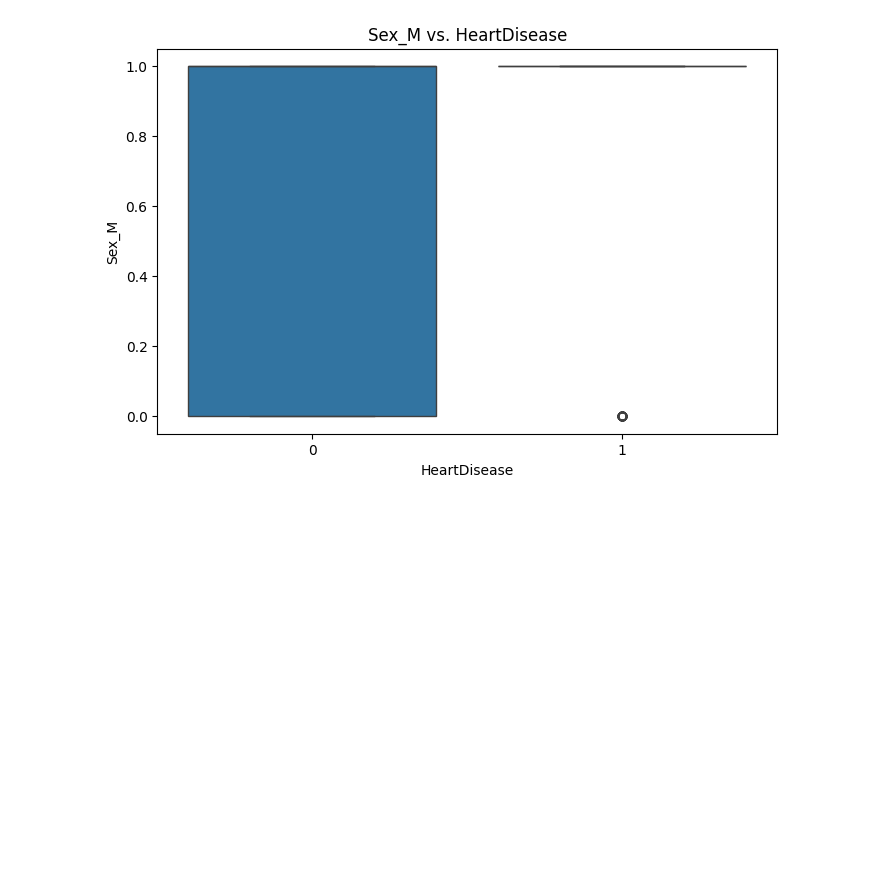
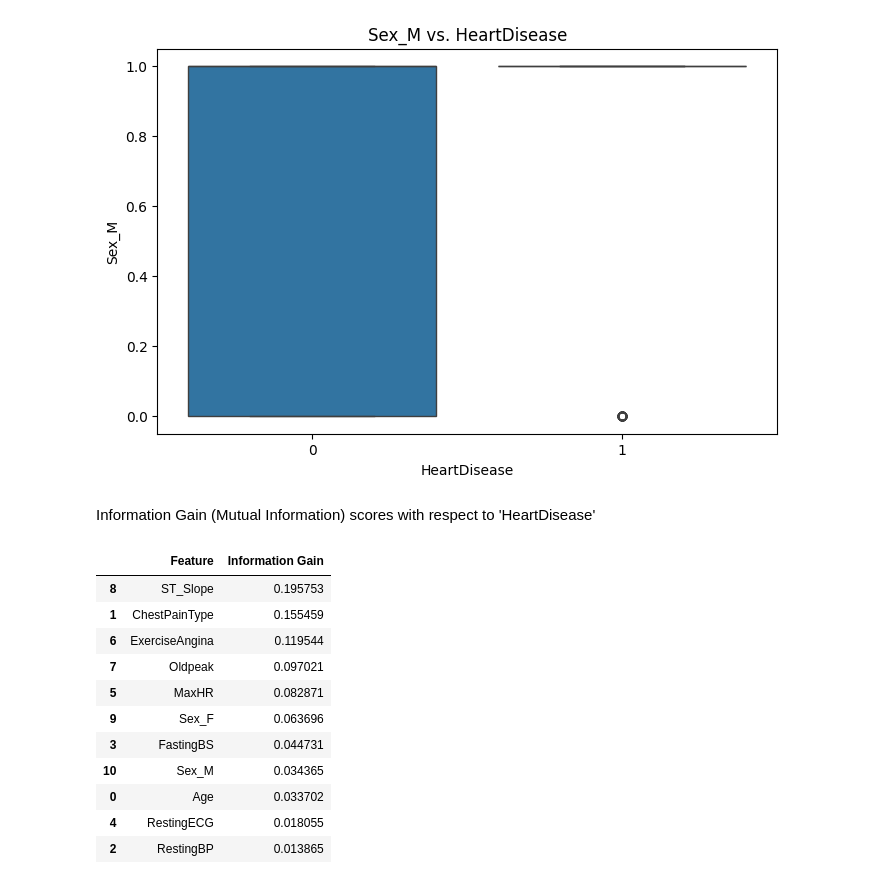
Before and after one commit to abukhalidsiddique/Heart_Failure_Prediction, a Jupyter notebook: Index.ipynb, the cells around one changed output. Drawn from its saved outputs; the diff is of its cells as text; code cells hidden in the pictures; blank space fills up the shorter version.

```diff
--- a/Index.ipynb
+++ b/Index.ipynb
@@ -459,3 +459,5 @@ for col in df:
 [figure]
 [figure]
 [figure]
+# %% [markdown]
+Information Gain (Mutual Information) scores with respect to 'HeartDisease'
@@ -461,0 +467,18 @@ for col in df:
+# %%
+mi_scores = mutual_info_classif(X_mi, y_mi, random_state=42)
+mi_scores_df = pd.DataFrame({'Feature': X_mi.columns, 'Information Gain': mi_scores})
+mi_scores_df = mi_scores_df.sort_values(by='Information Gain', ascending=False)
+mi_scores_df
+# %% [output]
+|  | Feature | Information Gain |
+| 8 | ST_Slope | 0.195753 |
+| 1 | ChestPainType | 0.155459 |
+| 6 | ExerciseAngina | 0.119544 |
+| 7 | Oldpeak | 0.097021 |
+| 5 | MaxHR | 0.082871 |
+| 9 | Sex_F | 0.063696 |
+| 3 | FastingBS | 0.044731 |
+| 10 | Sex_M | 0.034365 |
+| 0 | Age | 0.033702 |
+| 4 | RestingECG | 0.018055 |
+| 2 | RestingBP | 0.013865 |
```
Also changed, not shown: parts of 12 cells of this notebook.
